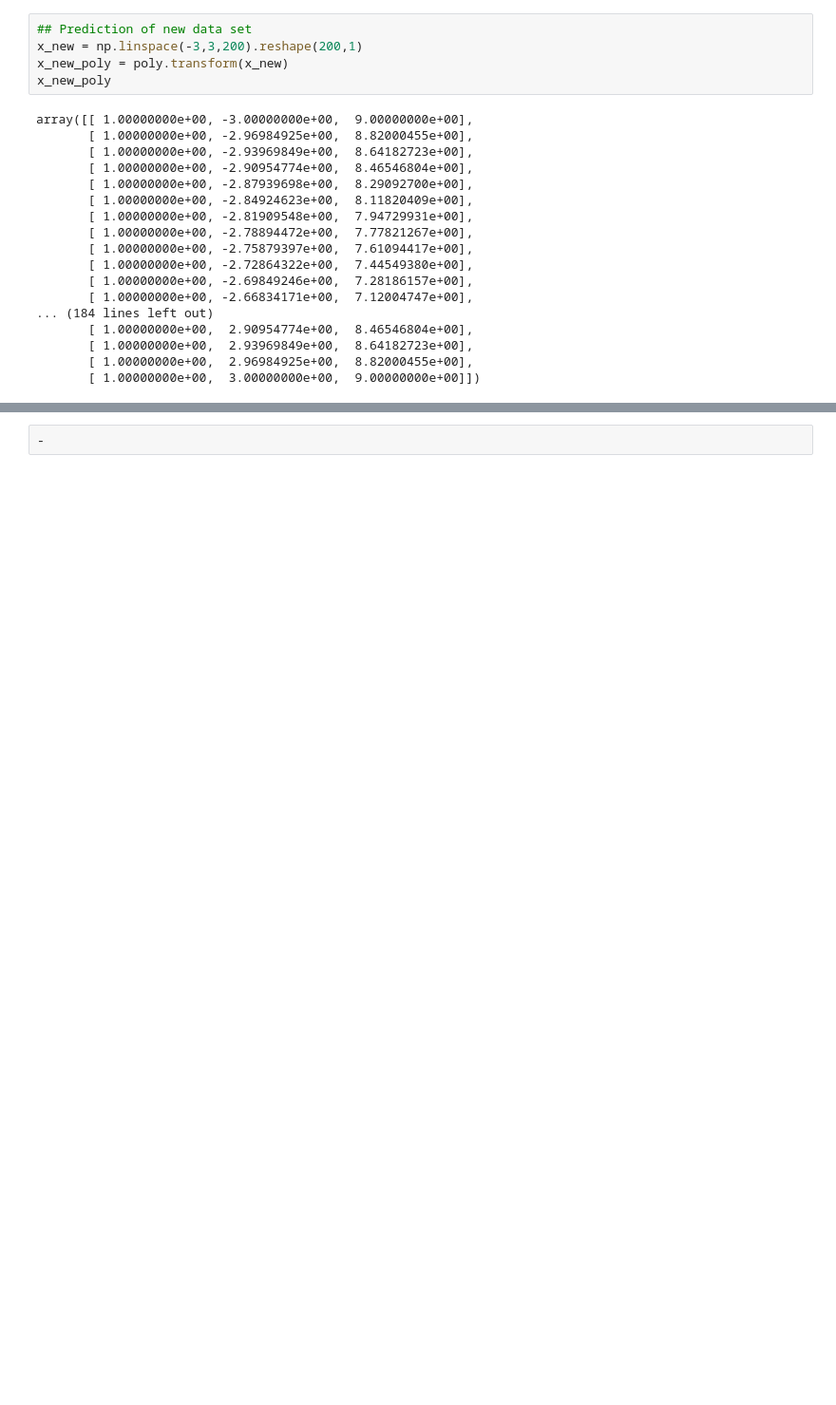
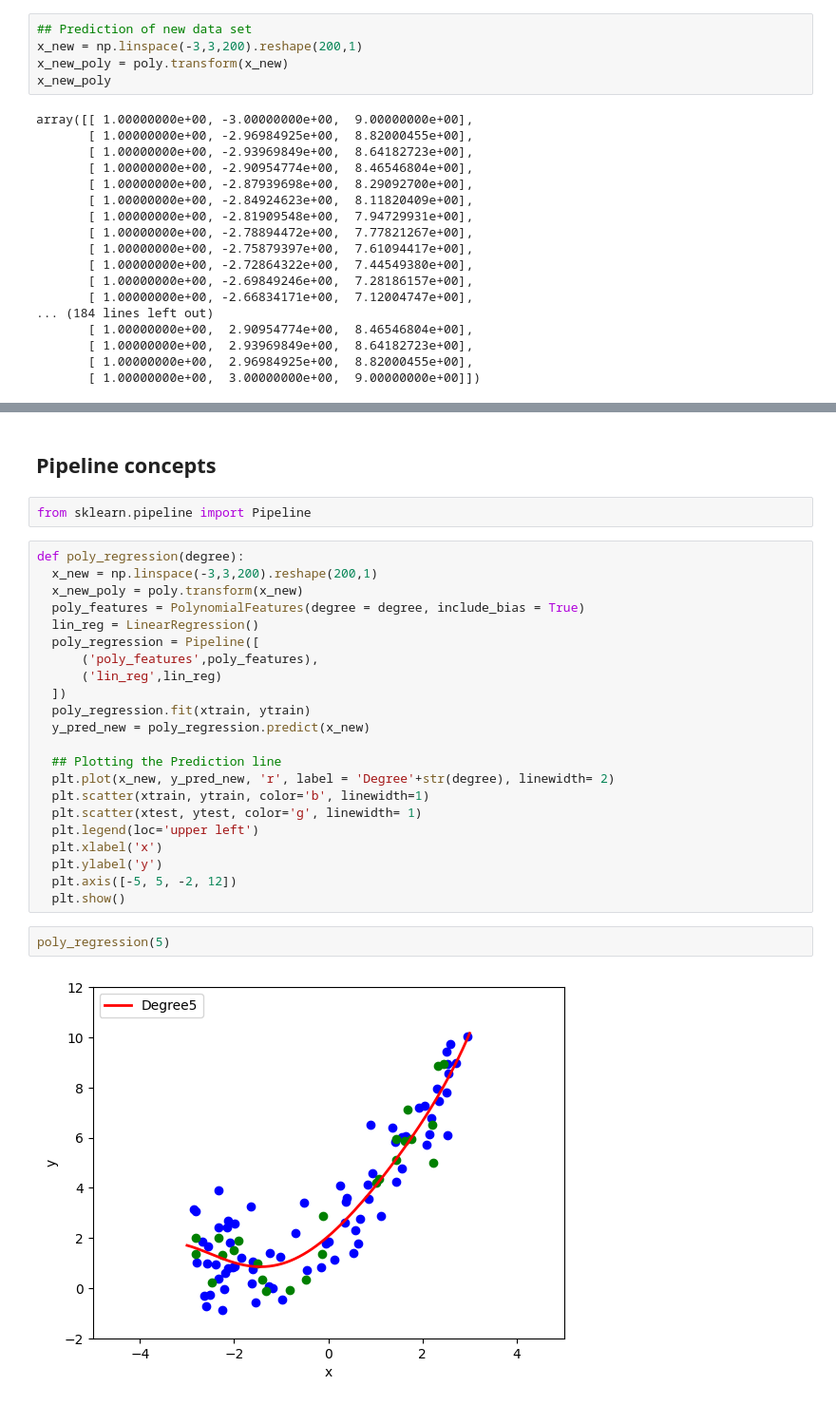
Before and after one commit to Soumo31428/PolynomialRegressionImplementation, a Jupyter notebook: Polynomial_Regression_Implementation.ipynb, the cells around one changed output, grey strips where cells are left out. Shown: that part at 95% size. Drawn from its saved outputs; the diff is of its cells as text; blank space fills up the shorter version.

```diff
--- a/Polynomial_Regression_Implementation.ipynb
+++ b/Polynomial_Regression_Implementation.ipynb
@@ -115,2 +115,30 @@ plt.show()
-# %%
--
+# %% [markdown]
+## Pipeline concepts
+# %%
+from sklearn.pipeline import Pipeline
+# %%
+def poly_regression(degree):
+  x_new = np.linspace(-3,3,200).reshape(200,1)
+  x_new_poly = poly.transform(x_new)
+  poly_features = PolynomialFeatures(degree = degree, include_bias = True)
+  lin_reg = LinearRegression()
+  poly_regression = Pipeline([
+      ('poly_features',poly_features),
+      ('lin_reg',lin_reg)
+  ])
+  poly_regression.fit(xtrain, ytrain)
+  y_pred_new = poly_regression.predict(x_new)
+
+  ## Plotting the Prediction line
+  plt.plot(x_new, y_pred_new, 'r', label = 'Degree'+str(degree), linewidth= 2)
+  plt.scatter(xtrain, ytrain, color='b', linewidth=1)
+  plt.scatter(xtest, ytest, color='g', linewidth= 1)
+  plt.legend(loc='upper left')
+  plt.xlabel('x')
+  plt.ylabel('y')
+  plt.axis([-5, 5, -2, 12])
+  plt.show()
+# %%
+poly_regression(5)
+# %% [output]
+[figure, added]
```
Also changed, not shown: parts of 6 cells of this notebook.
